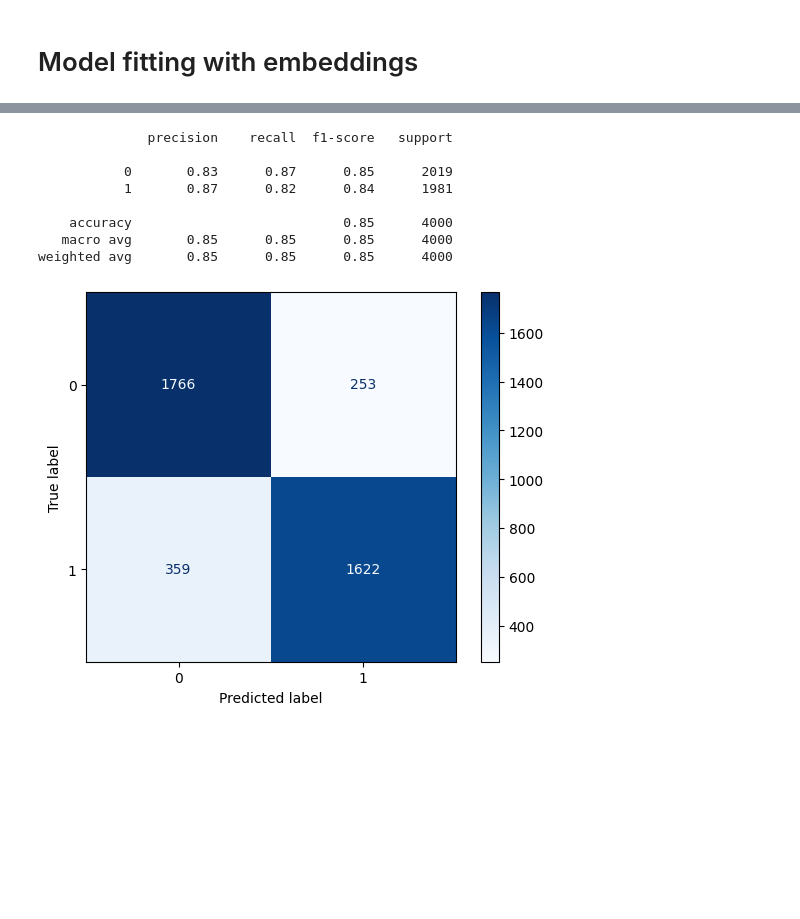
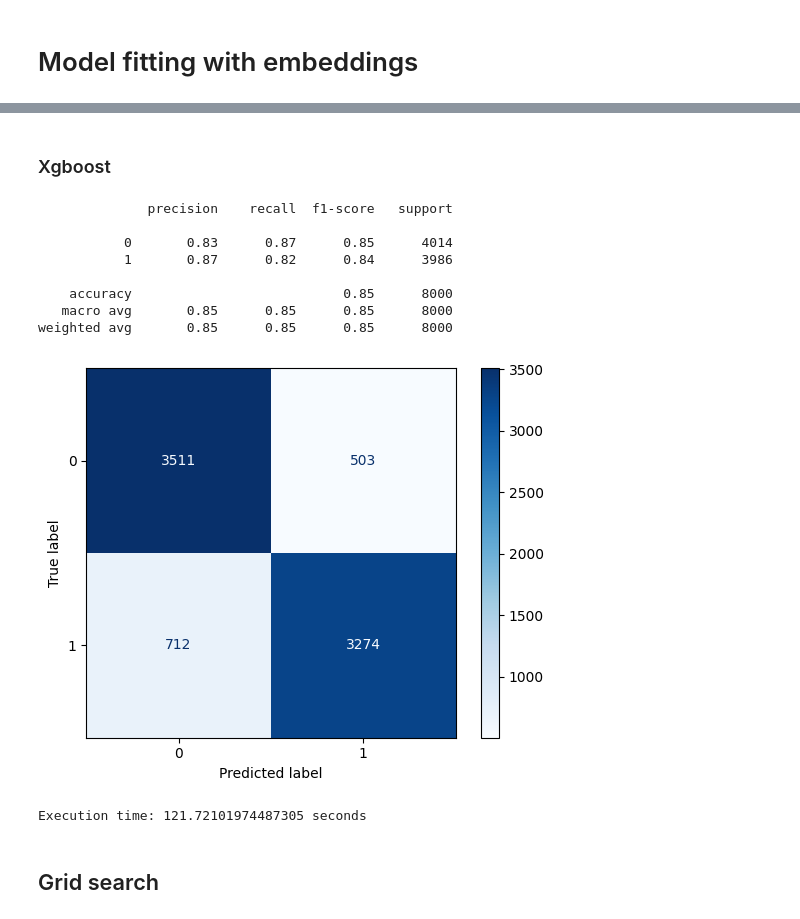
Before and after one commit to matkubita/ClickbaitDetectionThesis, a Jupyter notebook: notebooks/7-LLM-models-ChatGPT.ipynb, the cells around one changed output, grey strips where cells are left out. Saved outputs shown, nothing was run; the diff lists cells and outputs as text; code cells hidden in the pictures; blank space fills up the shorter version.

```diff
--- a/notebooks/7-LLM-models-ChatGPT.ipynb
+++ b/notebooks/7-LLM-models-ChatGPT.ipynb
@@ -229,0 +256,7 @@ Batch(id='batch_67268f6593348190a5c48e3dc7855970', completion_window='24h', crea
+# %%
+embeddings_x_train_df = []
+
+for line in tqdm(file_response.text.splitlines(), desc="Processing lines"):
+    embeddings_x_train_df.append(json.loads(line)['response']['body']['data'][0]['embedding'])
+
+print(len(embeddings_x_train_df))
@@ -229,0 +277,8 @@ Batch(id='batch_67268f6593348190a5c48e3dc7855970', completion_window='24h', crea
+# %%
+# file_response = client.files.contentclient.batches.retrieve(batch_request_test.id).output_file_id)
+file_response = client.files.content("file-n1oSbiOpnd2UWTY5AAUhSadu")
+# %%
+embeddings_x_test_df = []
+for line in tqdm(file_response.text.splitlines(), desc="Processing lines"):
+    embeddings_x_test_df.append(json.loads(line)['response']['body']['data'][0]['embedding'])
+print(len(embeddings_x_test_df))
@@ -257,9 +316,3 @@ def batch_embeddings(prompts, batch_size=250):
         }).json()
         embeddings.extend([item["embedding"] for item in response["data"]])
     return embeddings
-
-embeddings_train = batch_embeddings(x_train.tolist())
-embeddings_x_train_df = pd.DataFrame(embeddings_train)
-
-embeddings_test = batch_embeddings(x_test.tolist())
-embeddings_x_test_df = pd.DataFrame(embeddings_test)
@@ -301,23 +340,33 @@ weighted avg       0.85      0.84      0.84      4000
+# %% [markdown]
+### Xgboost
 # %%
+start_time = time.time()
+
 xgb_model = xgb.XGBClassifier(random_state = 0)
 xgb_model.fit(embeddings_x_train_df, y_train)
 
 pred_xgb = xgb_model.predict(embeddings_x_test_df)
 
 cm = confusion_matrix(y_test, pred_xgb)
 print(classification_report(y_test, pred_xgb))
 
 # Display the confusion matrix
 disp = ConfusionMatrixDisplay(confusion_matrix=cm)
 disp.plot(cmap=plt.cm.Blues)
 plt.show()
+
+execution_time = time.time() - start_time
+print(f"Execution time: {execution_time} seconds")
 # %% [output]
               precision    recall  f1-score   support
 
-           0       0.83      0.87      0.85      2019
-           1       0.87      0.82      0.84      1981
+           0       0.83      0.87      0.85      4014
+           1       0.87      0.82      0.84      3986
 
-    accuracy                           0.85      4000
-   macro avg       0.85      0.85      0.85      4000
-weighted avg       0.85      0.85      0.85      4000
+    accuracy                           0.85      8000
+   macro avg       0.85      0.85      0.85      8000
+weighted avg       0.85      0.85      0.85      8000
-[figure, old version]
+[figure, new version]
+Execution time: 121.72101974487305 seconds
+# %% [markdown]
+## Grid search
```
Also changed, not shown: parts of 48 cells of this notebook, 4 other files.
